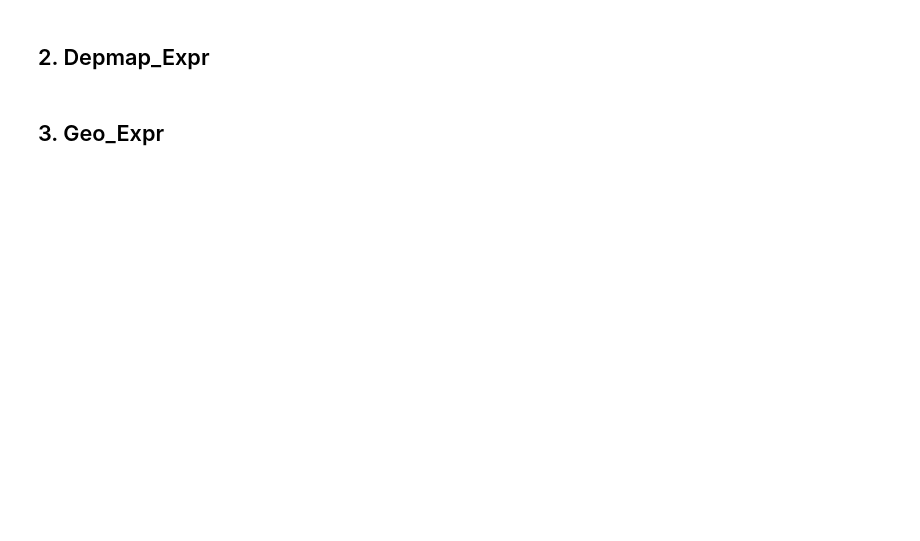
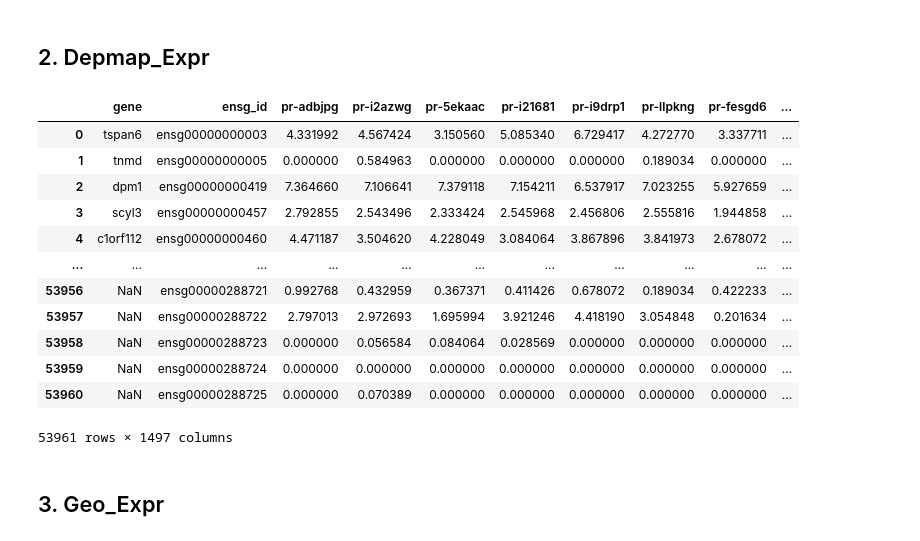
Before and after one commit to UoB-AstraZeneca-25-26/UoB-GeneTraceAI-25-26, a Jupyter notebook: src/02_data_cleaning_pipeline.ipynb, the cells around one changed output. Cells and saved outputs as stored; diff of their text form; code cells hidden in the pictures; blank space fills up the shorter version.

```diff
--- a/src/02_data_cleaning_pipeline.ipynb
+++ b/src/02_data_cleaning_pipeline.ipynb
@@ -177,6 +203,22 @@ def clean_depmap_expr(df):
 # %%
-depmap_expr_clean = clean_depmap_expr(depmap_expr)
+depmap_expr_clean = clean_transpose_depmap_expr(depmap_expr)
 depmap_expr_clean.to_parquet("/Users/trivenidhamdhere/Documents/MSc Data Science/MSc Dissertation - AZ/data/parquet/data_clean/depmap_expr_clean.parquet", index=False)
+# %%
+depmap_expr_clean
+# %% [output]
+|  | gene | ensg_id | pr-adbjpg | pr-i2azwg | pr-5ekaac | pr-i21681 | pr-i9drp1 | pr-llpkng | pr-fesgd6 | ... |
+| 0 | tspan6 | ensg00000000003 | 4.331992 | 4.567424 | 3.150560 | 5.085340 | 6.729417 | 4.272770 | 3.337711 | ... |
+| 1 | tnmd | ensg00000000005 | 0.000000 | 0.584963 | 0.000000 | 0.000000 | 0.000000 | 0.189034 | 0.000000 | ... |
+| 2 | dpm1 | ensg00000000419 | 7.364660 | 7.106641 | 7.379118 | 7.154211 | 6.537917 | 7.023255 | 5.927659 | ... |
+| 3 | scyl3 | ensg00000000457 | 2.792855 | 2.543496 | 2.333424 | 2.545968 | 2.456806 | 2.555816 | 1.944858 | ... |
+| 4 | c1orf112 | ensg00000000460 | 4.471187 | 3.504620 | 4.228049 | 3.084064 | 3.867896 | 3.841973 | 2.678072 | ... |
+| ... | ... | ... | ... | ... | ... | ... | ... | ... | ... | ... |
+| 53956 | NaN | ensg00000288721 | 0.992768 | 0.432959 | 0.367371 | 0.411426 | 0.678072 | 0.189034 | 0.422233 | ... |
+| 53957 | NaN | ensg00000288722 | 2.797013 | 2.972693 | 1.695994 | 3.921246 | 4.418190 | 3.054848 | 0.201634 | ... |
+| 53958 | NaN | ensg00000288723 | 0.000000 | 0.056584 | 0.084064 | 0.028569 | 0.000000 | 0.000000 | 0.000000 | ... |
+| 53959 | NaN | ensg00000288724 | 0.000000 | 0.000000 | 0.000000 | 0.000000 | 0.000000 | 0.000000 | 0.000000 | ... |
+| 53960 | NaN | ensg00000288725 | 0.000000 | 0.070389 | 0.000000 | 0.000000 | 0.000000 | 0.000000 | 0.000000 | ... |
+53961 rows × 1497 columns
 # %% [markdown]
 ## 3. Geo_Expr
 # %%
```
Also changed, not shown: parts of 45 cells of this notebook.
